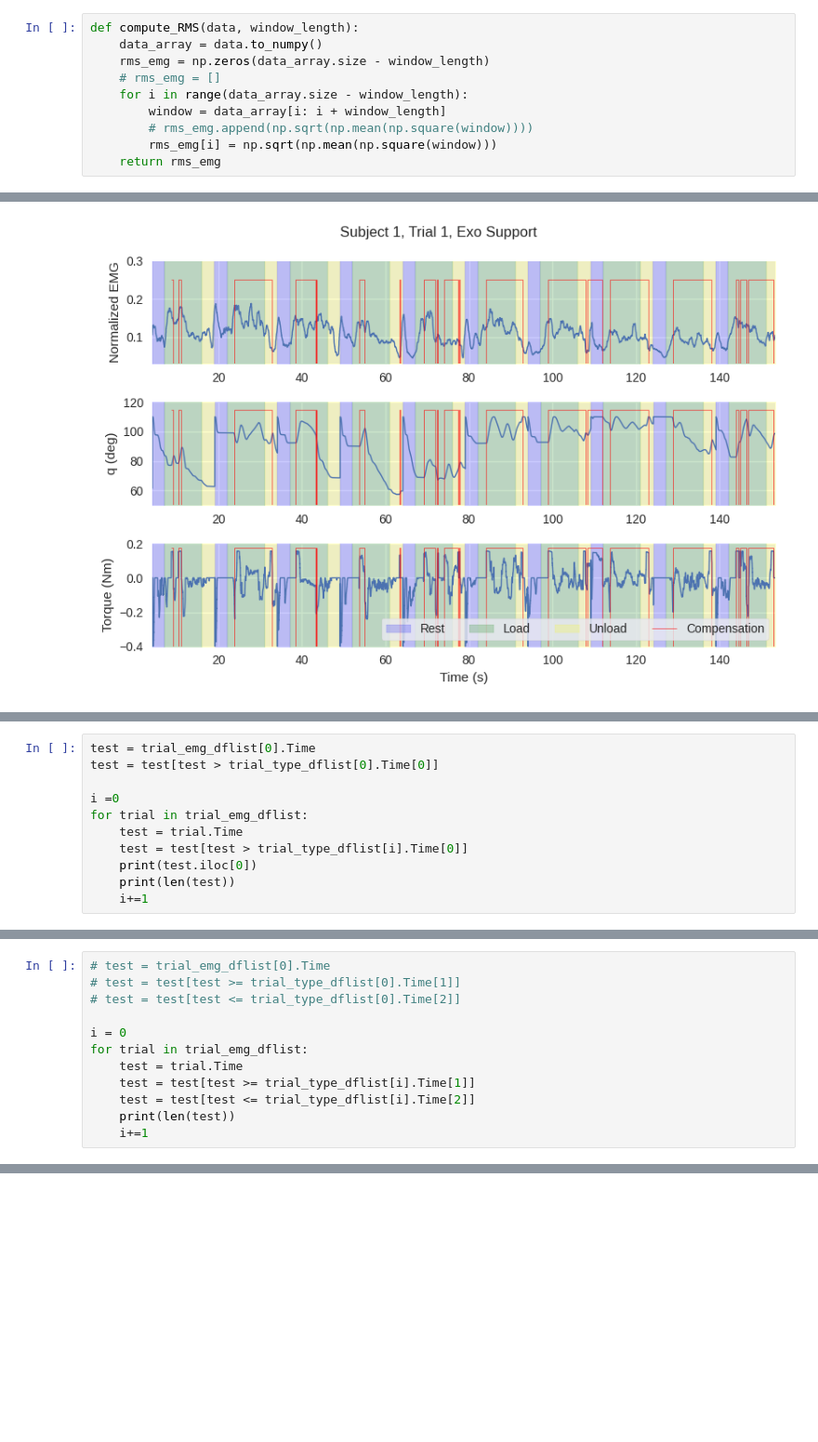
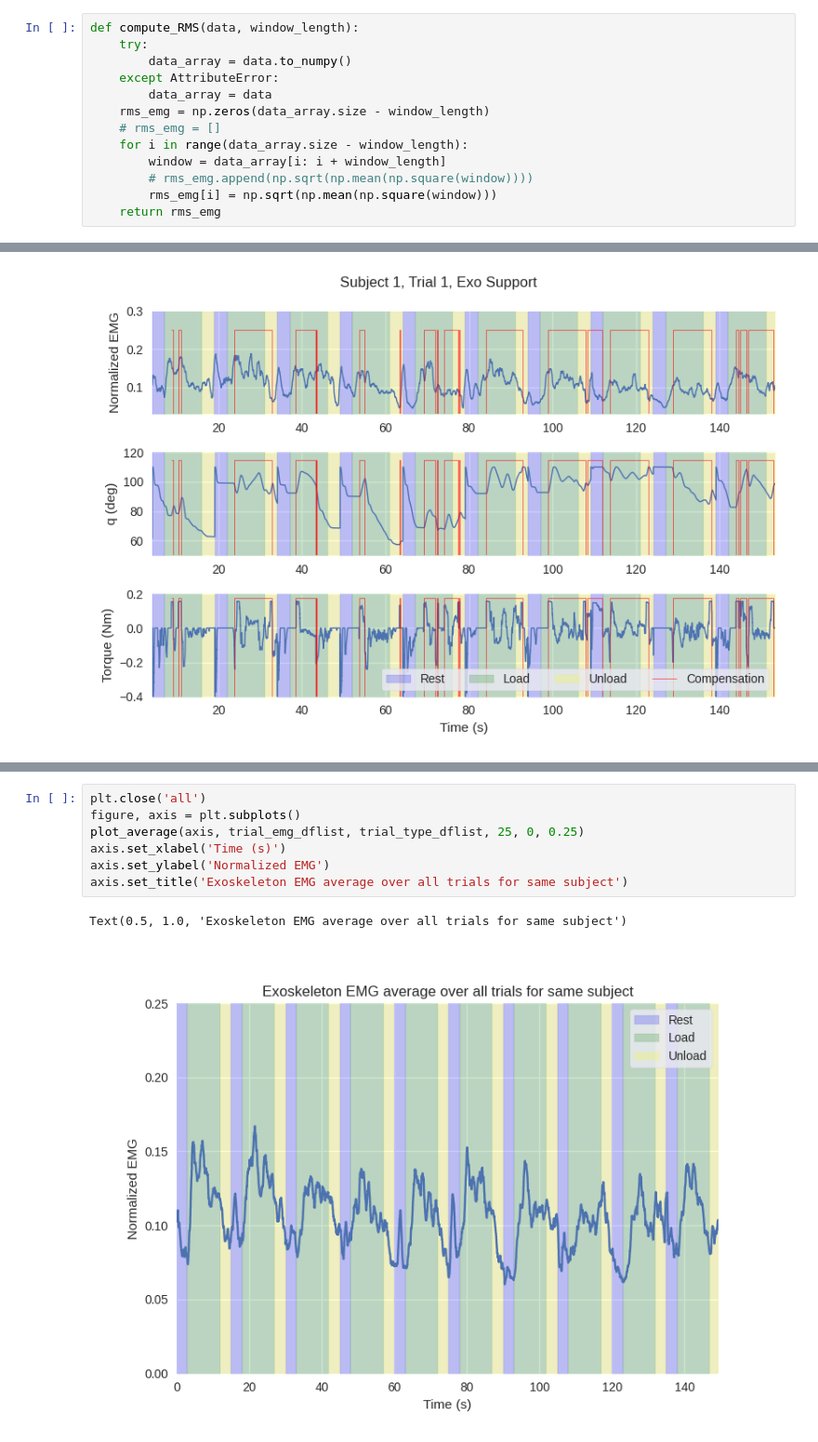
Before and after one commit to Cyberjin7/master_thesis, a Jupyter notebook: analysis/unloading_analysis.ipynb, the cells around one changed output, grey strips where cells are left out. Shown at 93% size. Saved outputs shown, nothing was run; the diff lists cells and outputs as text; blank space fills up the shorter version.

Commit message:
Plot average (roughly)

```diff
--- a/analysis/unloading_analysis.ipynb
+++ b/analysis/unloading_analysis.ipynb
@@ -247,7 +283,10 @@ def draw_background(axis, type_array, rms_array, min, max):
     return rest_fill, load_fill, unload_fill
 # %%
 def compute_RMS(data, window_length):
-    data_array = data.to_numpy()
+    try:
+        data_array = data.to_numpy()
+    except AttributeError:
+        data_array = data
     rms_emg = np.zeros(data_array.size - window_length)
     # rms_emg = []
     for i in range(data_array.size - window_length):
@@ -366,11 +404,0 @@ plt.tight_layout()
-# %%
-test = trial_emg_dflist[0].Time
-test = test[test > trial_type_dflist[0].Time[0]]
-
-i =0
-for trial in trial_emg_dflist:
-    test = trial.Time
-    test = test[test > trial_type_dflist[i].Time[0]]
-    print(test.iloc[0])
-    print(len(test))
-    i+=1
@@ -384,12 +404,0 @@ for trial in trial_emg_dflist:
-# %%
-# test = trial_emg_dflist[0].Time
-# test = test[test >= trial_type_dflist[0].Time[1]]
-# test = test[test <= trial_type_dflist[0].Time[2]]
-
-i = 0
-for trial in trial_emg_dflist:
-    test = trial.Time
-    test = test[test >= trial_type_dflist[i].Time[1]]
-    test = test[test <= trial_type_dflist[i].Time[2]]
-    print(len(test))
-    i+=1
@@ -399,0 +464,10 @@ for trial in trial_emg_dflist:
+# %%
+plt.close('all')
+figure, axis = plt.subplots()
+plot_average(axis, trial_emg_dflist, trial_type_dflist, 25, 0, 0.25)
+axis.set_xlabel('Time (s)')
+axis.set_ylabel('Normalized EMG')
+axis.set_title('Exoskeleton EMG average over all trials for same subject')
+# %% [output]
+Text(0.5, 1.0, 'Exoskeleton EMG average over all trials for same subject')
+[figure, added]
```
Also changed, not shown: parts of 11 cells of this notebook.
